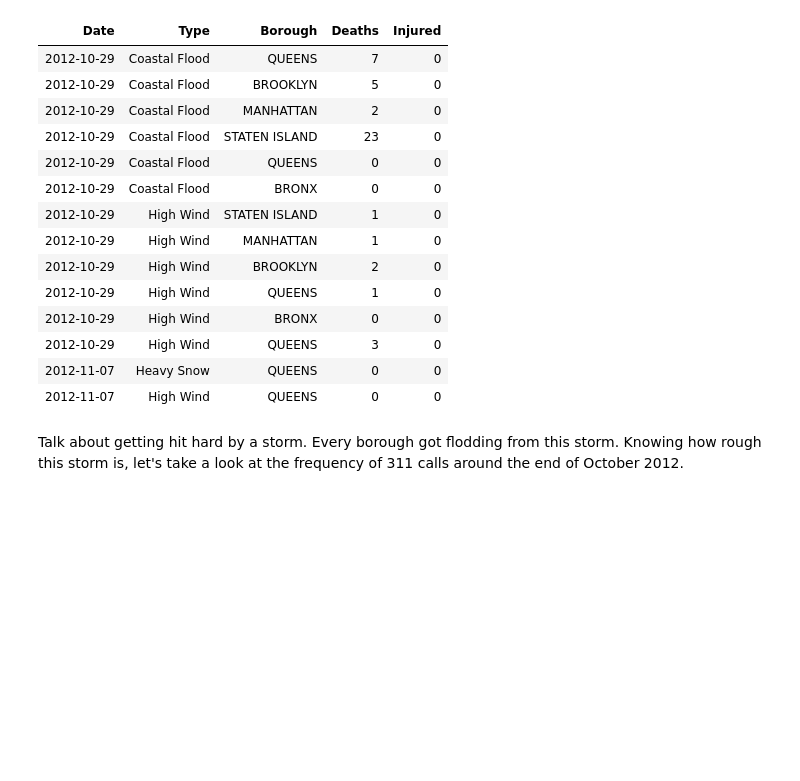
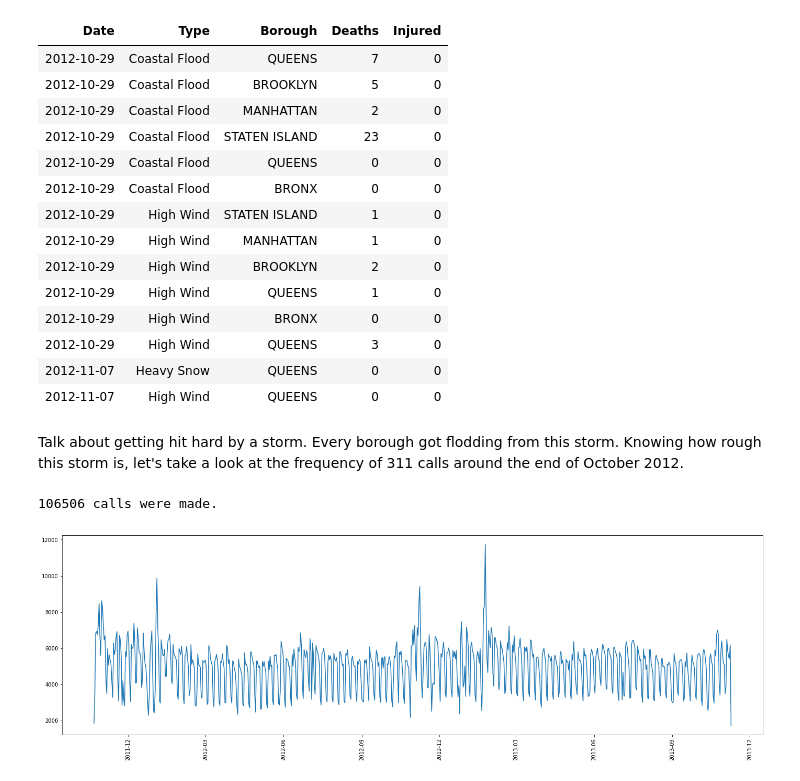
Before and after one commit to eligundry/311-data-jam, a Jupyter notebook: Heatmap.ipynb, the cells around one changed output. Drawn from its saved outputs; the diff is of its cells as text; code cells hidden in the pictures; blank space fills up the shorter version.

Commit message:
Add count by day and line chart showing call counts by day.

```diff
--- a/Heatmap.ipynb
+++ b/Heatmap.ipynb
@@ -81,0 +75,34 @@ end = datetime.datetime(2012, 11, 8)
+# %%
+import pendulum
+import data_jam.models as m
+
+start = pendulum.create(2012, 10, 22, 0, 0, 0, 0, 'America/New_York')
+end = pendulum.create(2012, 11, 8, 23, 59, 59, 0, 'America/New_York')
+
+query = m.ServiceRequest.select().where(
+    m.ServiceRequest.happened_between(start, end)
+)
+calls = query.count()
+print(f"{calls} calls were made.")
+# %% [output]
+106506 calls were made.
+# %%
+import pendulum
+import matplotlib.pyplot as plt
+import data_jam.models as m
+
+from IPython.core.pylabtools import figsize
+figsize(24, 7)
+
+start = pendulum.create(2011, 10, 22, 0, 0, 0, 0, 'America/New_York')
+end = pendulum.create(2013, 11, 8, 23, 59, 59, 0, 'America/New_York')
+calls = list(m.ServiceRequest.count_by_day(start, end))
+
+plt.plot(
+    [call[0] for call in calls],
+    [call[1] for call in calls],
+)
+plt.xticks(rotation=90)
+plt.show()
+# %% [output]
+[figure, added]
```
Also changed, not shown: parts of 2 cells of this notebook, 2 other files.
